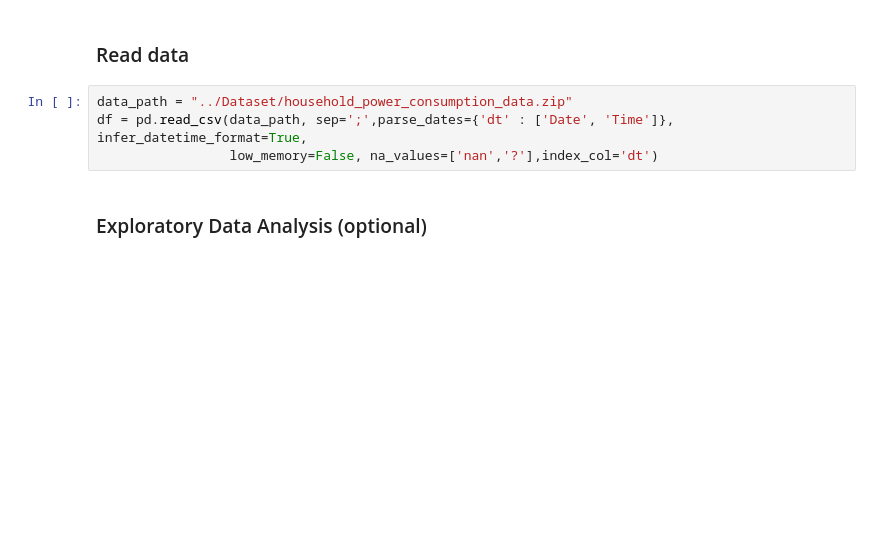
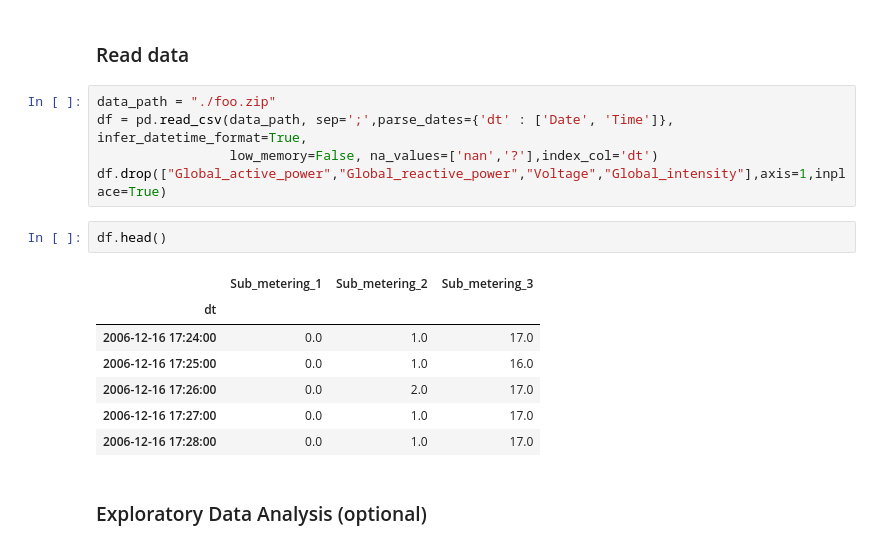
Before and after one commit to Gci04/Household-Power-Consumption, a Jupyter notebook: src/Household_Power_Prediction.ipynb, the cells around one changed output. Saved outputs shown, nothing was run; the diff lists cells and outputs as text; blank space fills up the shorter version.

```diff
--- a/src/Household_Power_Prediction.ipynb
+++ b/src/Household_Power_Prediction.ipynb
@@ -46,9 +46,20 @@ from sklearn.metrics import mean_squared_error
 # %% [markdown]
 ### Read data
 # %%
-data_path = "../Dataset/household_power_consumption_data.zip"
+data_path = "./foo.zip"
 df = pd.read_csv(data_path, sep=';',parse_dates={'dt' : ['Date', 'Time']}, infer_datetime_format=True,
                  low_memory=False, na_values=['nan','?'],index_col='dt')
+df.drop(["Global_active_power","Global_reactive_power","Voltage","Global_intensity"],axis=1,inplace=True)
+# %%
+df.head()
+# %% [output]
+|  | Sub_metering_1 | Sub_metering_2 | Sub_metering_3 |
+| dt |  |  |  |
+| 2006-12-16 17:24:00 | 0.0 | 1.0 | 17.0 |
+| 2006-12-16 17:25:00 | 0.0 | 1.0 | 16.0 |
+| 2006-12-16 17:26:00 | 0.0 | 2.0 | 17.0 |
+| 2006-12-16 17:27:00 | 0.0 | 1.0 | 17.0 |
+| 2006-12-16 17:28:00 | 0.0 | 1.0 | 17.0 |
 # %% [markdown]
 ### Exploratory Data Analysis (optional)
 # %%
```
Also changed, not shown: parts of 14 cells of this notebook.
